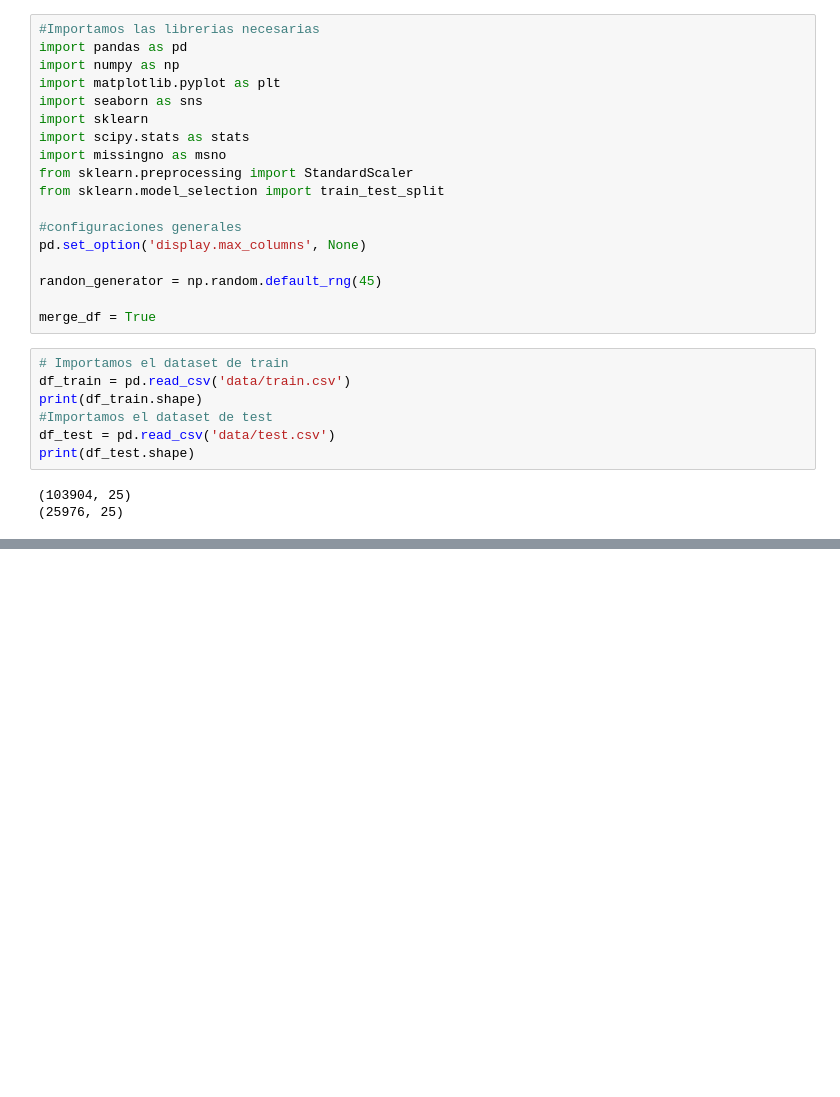
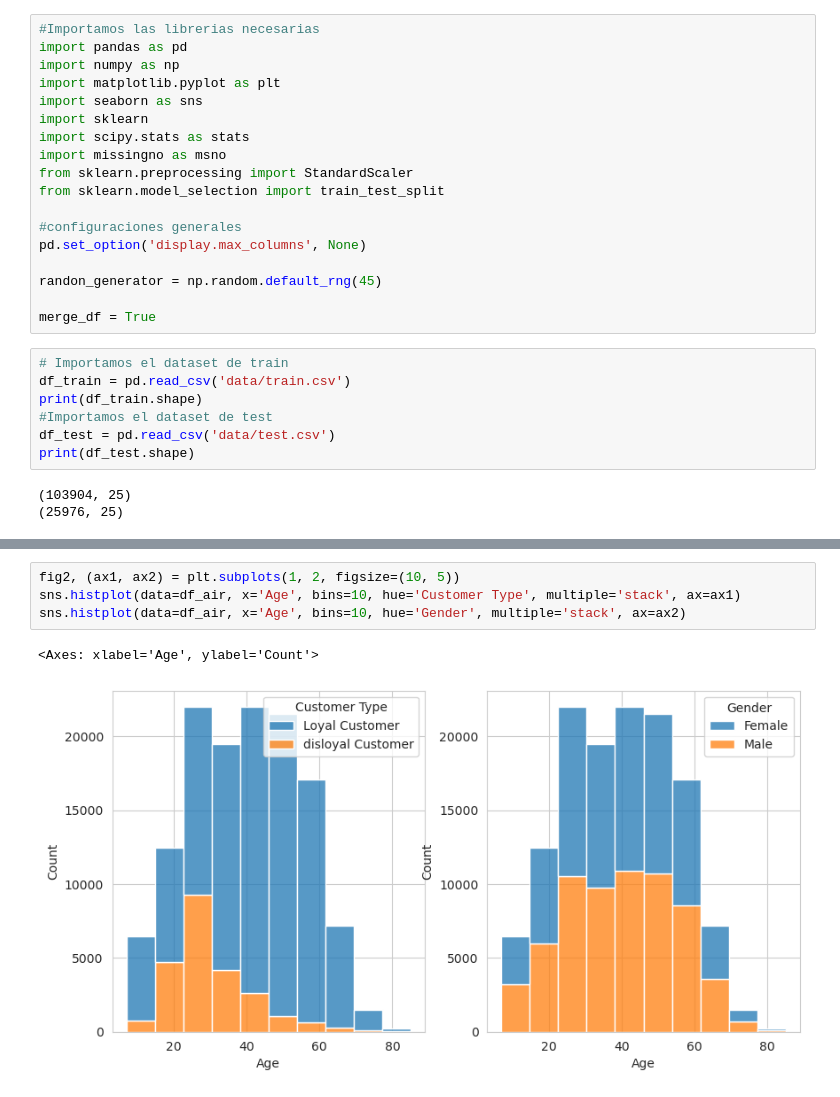
Before and after one commit to vasconcelosfer/dayaAnlisysTP, a Jupyter notebook: TP_FINAL_AD.ipynb, the cells around one changed output, grey strips where cells are left out. Saved outputs shown, nothing was run; the diff lists cells and outputs as text; blank space fills up the shorter version.

```diff
--- a/TP_FINAL_AD.ipynb
+++ b/TP_FINAL_AD.ipynb
@@ -39,0 +176,7 @@ df_total.drop(columns='Unnamed: 0', inplace=True)
+# %%
+fig2, (ax1, ax2) = plt.subplots(1, 2, figsize=(10, 5))
+sns.histplot(data=df_air, x='Age', bins=10, hue='Customer Type', multiple='stack', ax=ax1)
+sns.histplot(data=df_air, x='Age', bins=10, hue='Gender', multiple='stack', ax=ax2)
+# %% [output]
+<Axes: xlabel='Age', ylabel='Count'>
+[figure, added]
```
Also changed, not shown: parts of 16 cells of this notebook.
